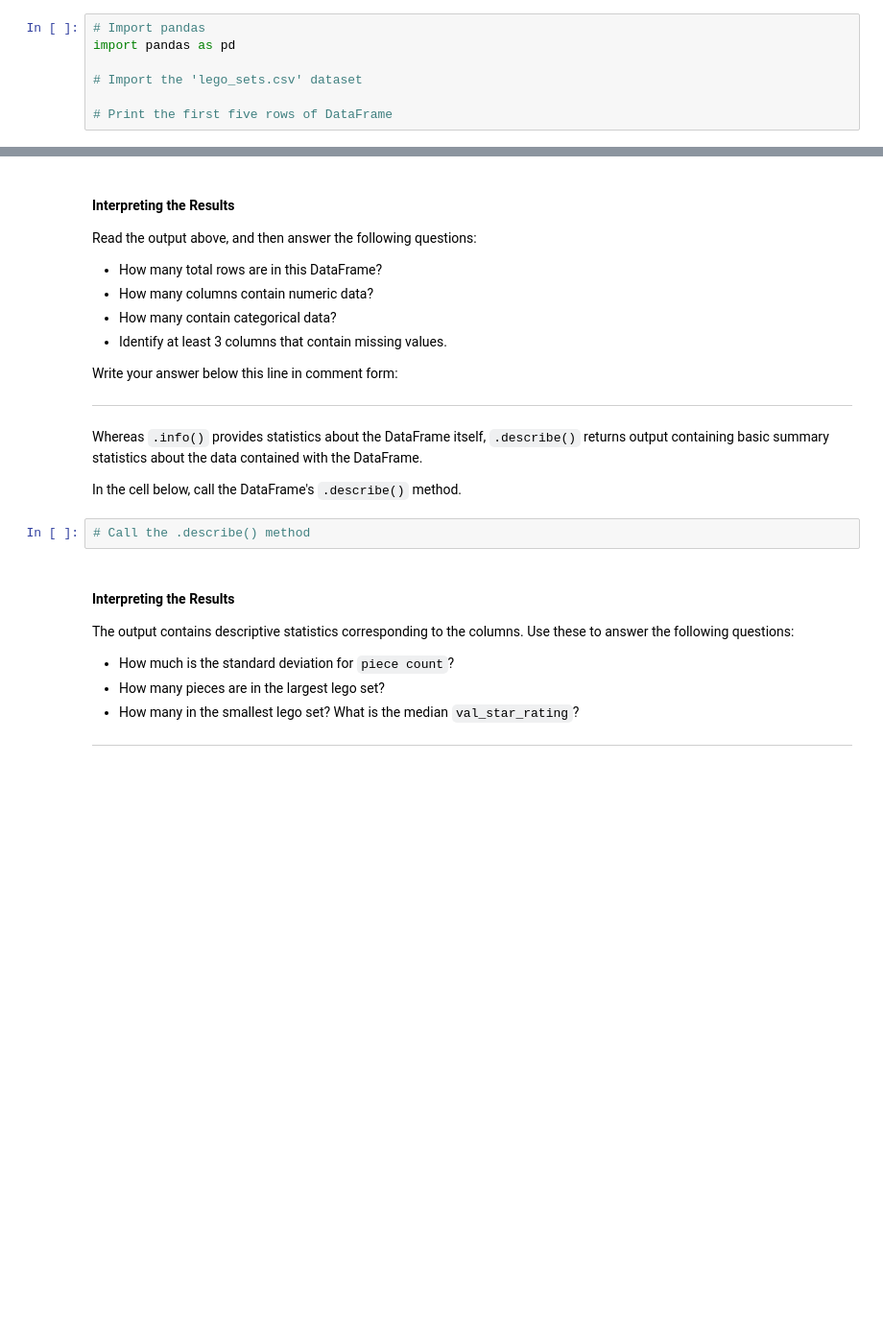
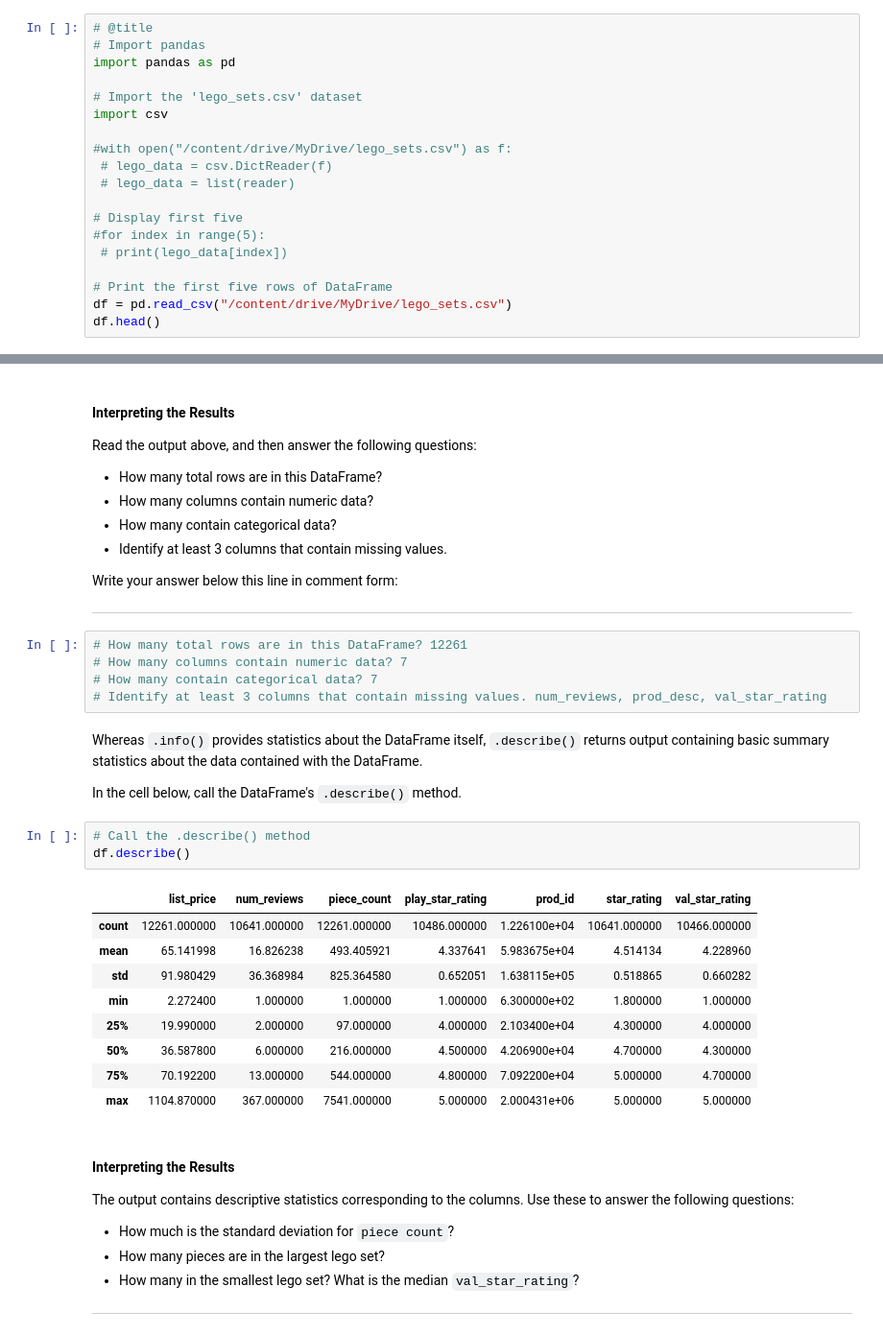
Before and after one commit to zrsteff/CSC587-Work, a Jupyter notebook: Lab_Pandas_Stats.ipynb, the cells around one changed output, grey strips where cells are left out. Shown: that part at 96% size. Cells and saved outputs as stored; diff of their text form; blank space fills up the shorter version.

```diff
--- a/Lab_Pandas_Stats.ipynb
+++ b/Lab_Pandas_Stats.ipynb
@@ -24,9 +24,21 @@ In the cell below:
 - Import the `'lego_sets.csv'` dataset
 - Display the first five rows of the DataFrame to get a feel for what we'll be working with
 # %%
+# @title
 # Import pandas
 import pandas as pd
 
 # Import the 'lego_sets.csv' dataset
+import csv
+
+#with open("/content/drive/MyDrive/lego_sets.csv") as f:
+ # lego_data = csv.DictReader(f)
+ # lego_data = list(reader)
+
+# Display first five
+#for index in range(5):
+ # print(lego_data[index])
 
 # Print the first five rows of DataFrame
+df = pd.read_csv("/content/drive/MyDrive/lego_sets.csv")
+df.head()
@@ -57,12 +95,28 @@ Read the output above, and then answer the following questions:
 
 Write your answer below this line in comment form:
 ________________________________________________________________________________________________________________________________
+# %%
+# How many total rows are in this DataFrame? 12261
+# How many columns contain numeric data? 7
+# How many contain categorical data? 7
+# Identify at least 3 columns that contain missing values. num_reviews, prod_desc, val_star_rating
 # %% [markdown]
 Whereas `.info()` provides statistics about the DataFrame itself, `.describe()` returns output containing basic summary statistics about the data contained with the DataFrame.
 
 In the cell below, call the DataFrame's `.describe()` method.
 # %%
 # Call the .describe() method
+df.describe()
+# %% [output]
+|  | list_price | num_reviews | piece_count | play_star_rating | prod_id | star_rating | val_star_rating |
+| count | 12261.000000 | 10641.000000 | 12261.000000 | 10486.000000 | 1.226100e+04 | 10641.000000 | 10466.000000 |
+| mean | 65.141998 | 16.826238 | 493.405921 | 4.337641 | 5.983675e+04 | 4.514134 | 4.228960 |
+| std | 91.980429 | 36.368984 | 825.364580 | 0.652051 | 1.638115e+05 | 0.518865 | 0.660282 |
+| min | 2.272400 | 1.000000 | 1.000000 | 1.000000 | 6.300000e+02 | 1.800000 | 1.000000 |
+| 25% | 19.990000 | 2.000000 | 97.000000 | 4.000000 | 2.103400e+04 | 4.300000 | 4.000000 |
+| 50% | 36.587800 | 6.000000 | 216.000000 | 4.500000 | 4.206900e+04 | 4.700000 | 4.300000 |
+| 75% | 70.192200 | 13.000000 | 544.000000 | 4.800000 | 7.092200e+04 | 5.000000 | 4.700000 |
+| max | 1104.870000 | 367.000000 | 7541.000000 | 5.000000 | 2.000431e+06 | 5.000000 | 5.000000 |
 # %% [markdown]
 #### Interpreting the Results
 
```
Also changed, not shown: parts of 12 cells of this notebook.
